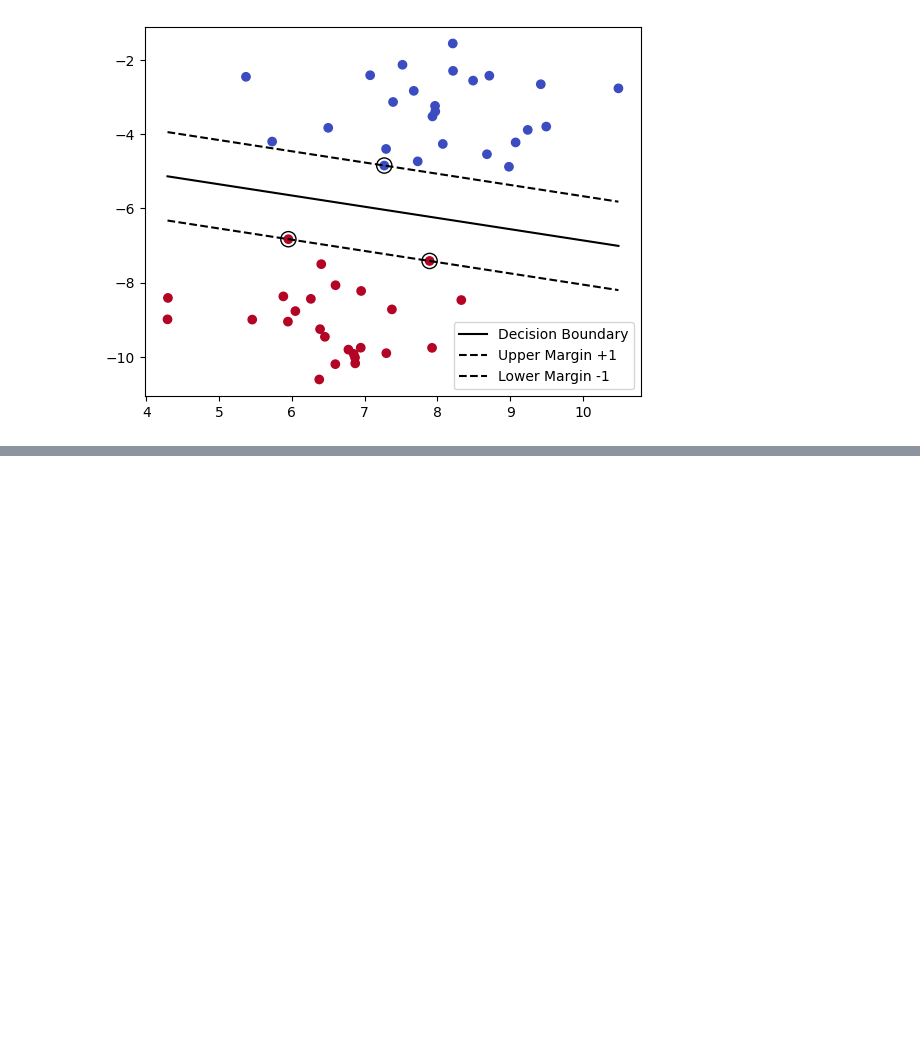
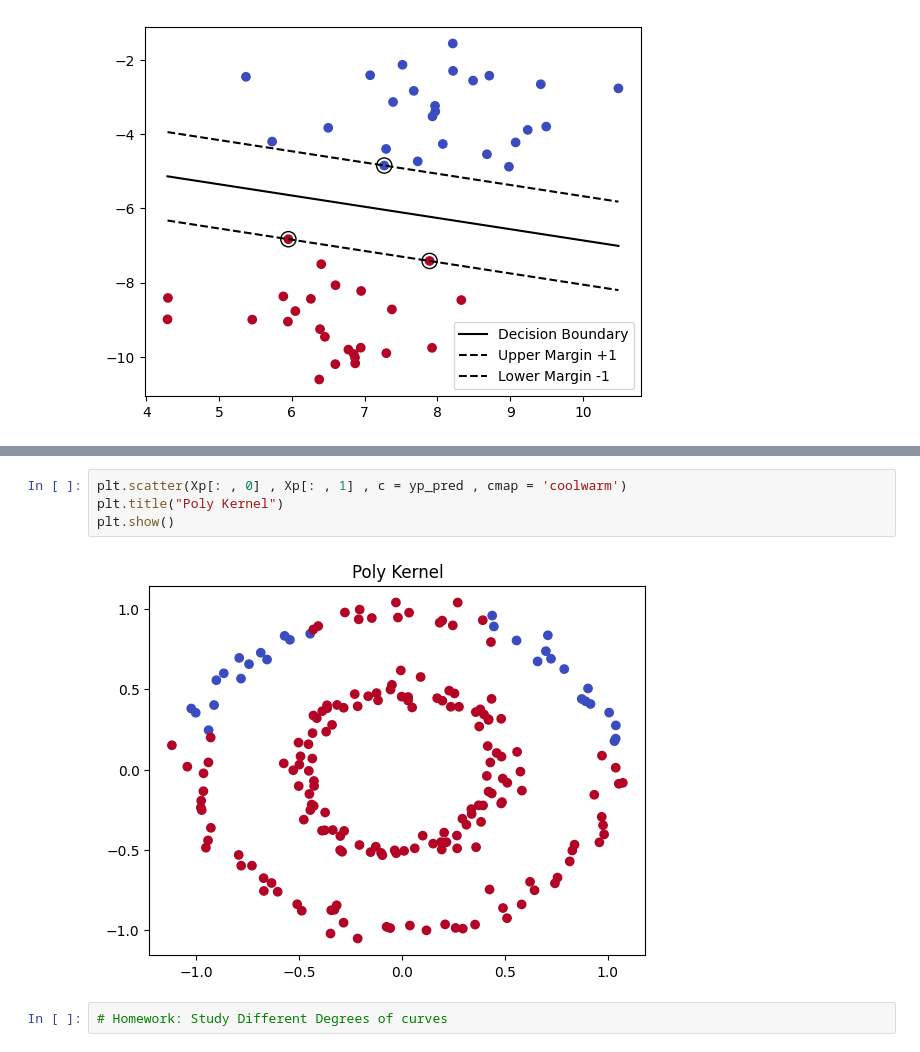
Before and after one commit to usaidahmed01/Machine-Learning, a Jupyter notebook: SVM.ipynb, the cells around one changed output, grey strips where cells are left out. Drawn from its saved outputs; the diff is of its cells as text; blank space fills up the shorter version.

```diff
--- a/SVM.ipynb
+++ b/SVM.ipynb
@@ -67,0 +122,8 @@ Lower Margin w1x + w2y + b = -1 => y = (-w1x - b - 1) / w2
+# %%
+plt.scatter(Xp[: , 0] , Xp[: , 1] , c = yp_pred , cmap = 'coolwarm')
+plt.title("Poly Kernel")
+plt.show()
+# %% [output]
+[figure, added]
+# %%
+# Homework: Study Different Degrees of curves
```
Also changed, not shown: parts of 9 cells of this notebook.
